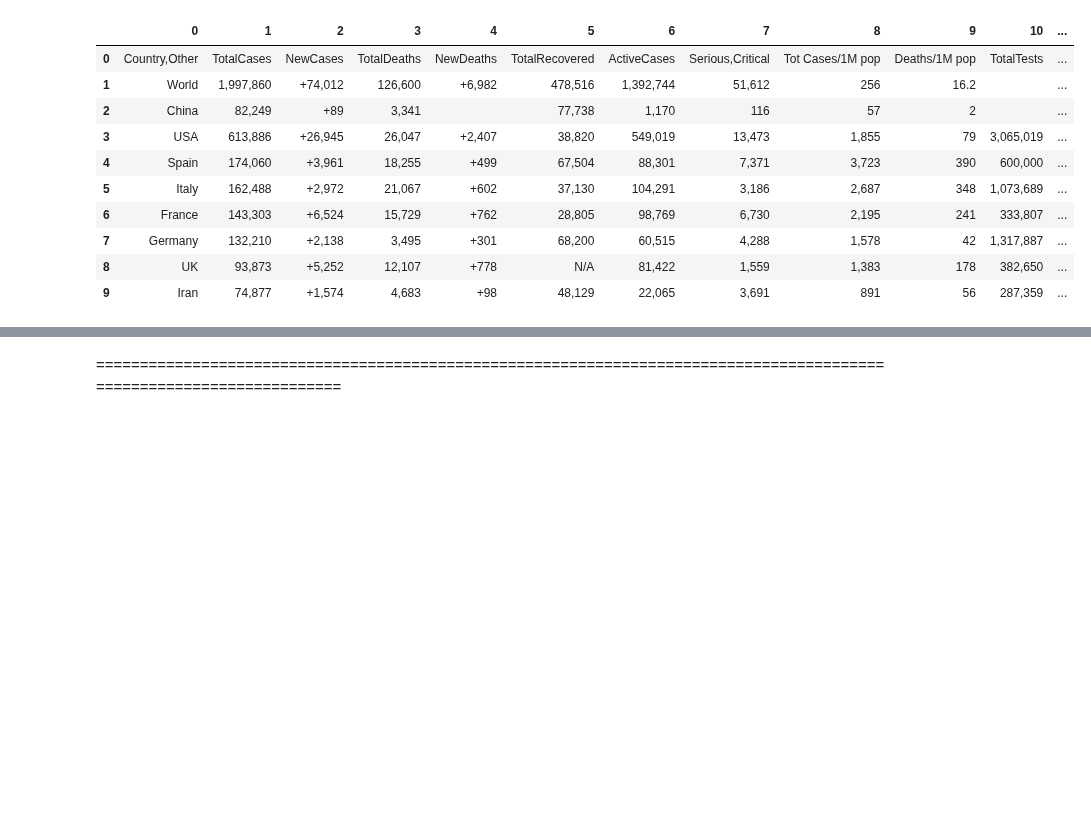
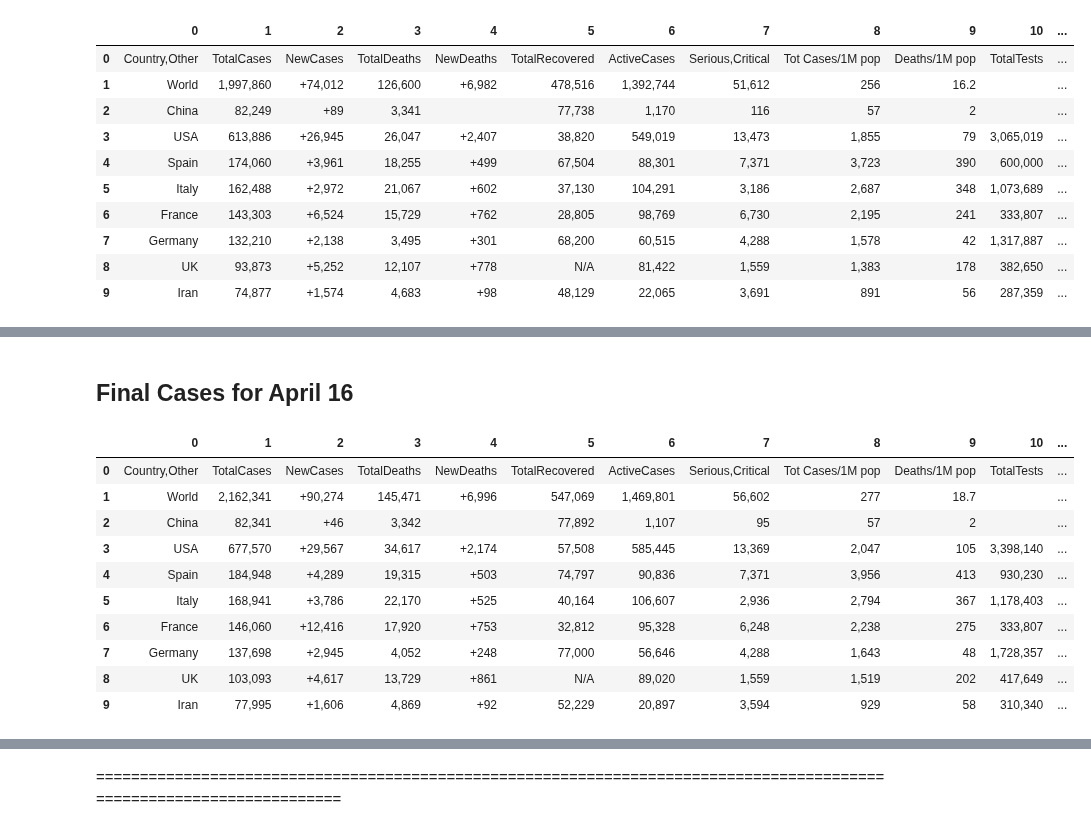
Before and after one commit to khyateed/covid-map-nyc, a Jupyter notebook: Global Covid Cases.ipynb, the cells around one changed output, grey strips where cells are left out. Cells and saved outputs as stored; diff of their text form; code cells hidden in the pictures; blank space fills up the shorter version.

```diff
--- a/Global Covid Cases.ipynb
+++ b/Global Covid Cases.ipynb
@@ -154,0 +182,27 @@ apr14_df.head(10)
+# %% [markdown]
+## Final Cases for April 16
+# %%
+to_df = []
+to_df.append(headers)
+html = open("2020-04-17" + '.html','r')
+soup = BeautifulSoup(html, "html.parser")
+table = soup.find(id='main_table_countries_yesterday')
+countries = table.find('tbody').findAll('tr')
+for country in countries[7:]:
+    items=[]
+    items = country.text.split('\n')
+    to_df.append(items[1:])
+apr16_df = pd.DataFrame(to_df)
+apr16_df.head(10)
+# %% [output]
+|  | 0 | 1 | 2 | 3 | 4 | 5 | 6 | 7 | 8 | 9 | 10 | ... |
+| 0 | Country,Other | TotalCases | NewCases | TotalDeaths | NewDeaths | TotalRecovered | ActiveCases | Serious,Critical | Tot Cases/1M pop | Deaths/1M pop | TotalTests | ... |
+| 1 | World | 2,162,341 | +90,274 | 145,471 | +6,996 | 547,069 | 1,469,801 | 56,602 | 277 | 18.7 |  | ... |
+| 2 | China | 82,341 | +46 | 3,342 |  | 77,892 | 1,107 | 95 | 57 | 2 |  | ... |
+| 3 | USA | 677,570 | +29,567 | 34,617 | +2,174 | 57,508 | 585,445 | 13,369 | 2,047 | 105 | 3,398,140 | ... |
+| 4 | Spain | 184,948 | +4,289 | 19,315 | +503 | 74,797 | 90,836 | 7,371 | 3,956 | 413 | 930,230 | ... |
+| 5 | Italy | 168,941 | +3,786 | 22,170 | +525 | 40,164 | 106,607 | 2,936 | 2,794 | 367 | 1,178,403 | ... |
+| 6 | France | 146,060 | +12,416 | 17,920 | +753 | 32,812 | 95,328 | 6,248 | 2,238 | 275 | 333,807 | ... |
+| 7 | Germany | 137,698 | +2,945 | 4,052 | +248 | 77,000 | 56,646 | 4,288 | 1,643 | 48 | 1,728,357 | ... |
+| 8 | UK | 103,093 | +4,617 | 13,729 | +861 | N/A | 89,020 | 1,559 | 1,519 | 202 | 417,649 | ... |
+| 9 | Iran | 77,995 | +1,606 | 4,869 | +92 | 52,229 | 20,897 | 3,594 | 929 | 58 | 310,340 | ... |
```
Also changed, not shown: parts of 6 cells of this notebook, 7 other files.
